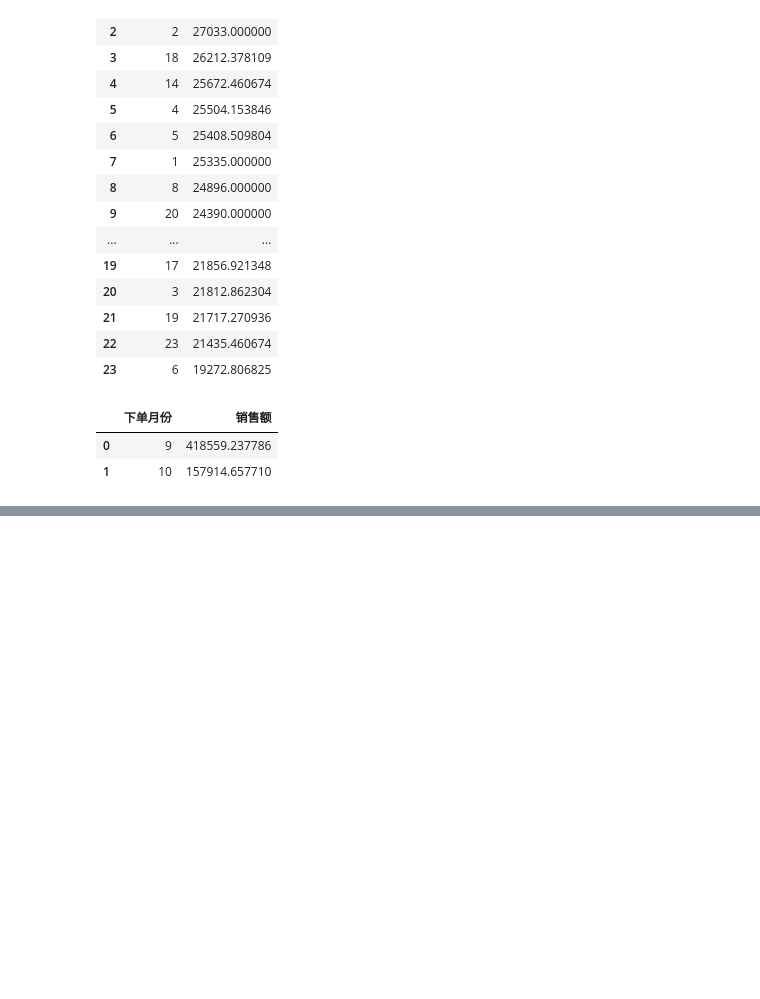
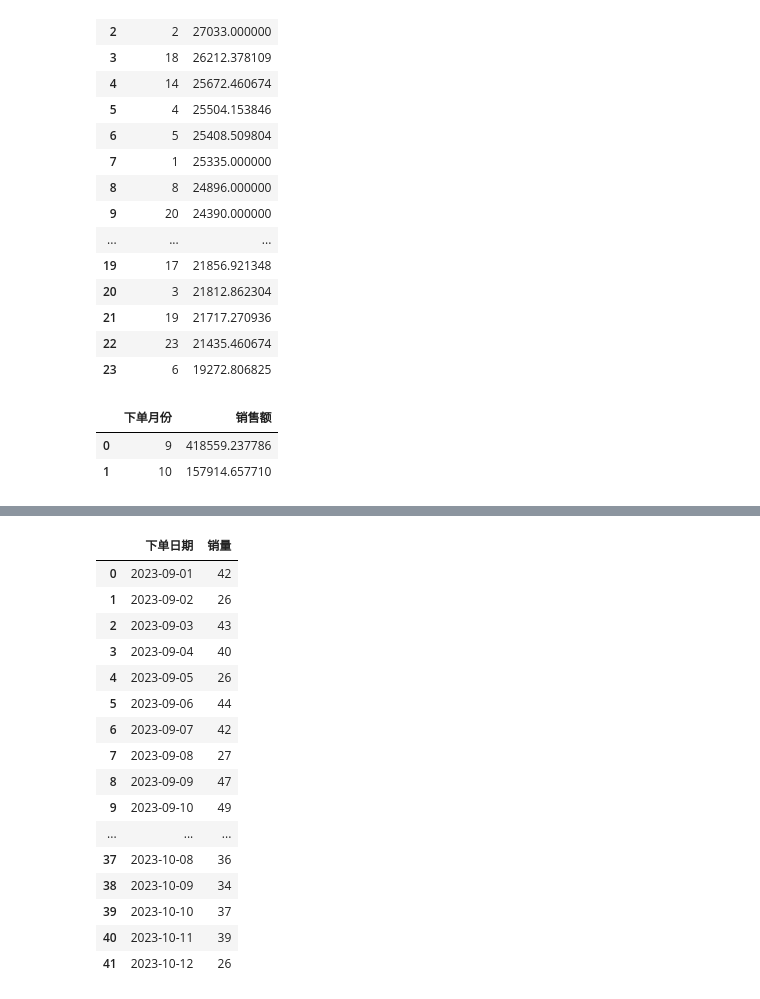
Before and after one commit to ZHOPEACHENG/origin, a Jupyter notebook: 数据/练习/电商数据.ipynb, the cells around one changed output, grey strips where cells are left out. Drawn from its saved outputs; the diff is of its cells as text; code cells hidden in the pictures; blank space fills up the shorter version.

```diff
--- a/数据/练习/电商数据.ipynb
+++ b/数据/练习/电商数据.ipynb
@@ -295,0 +410,22 @@ high_value_users.to_csv("高价值用户列表.csv", index=False, encoding="utf-
+# %%
+core_products = product_stats[product_stats["商品等级"] == "核心商品"]["商品名"]
+core_products_data = pd.merge(data,core_products,on="商品名",how="right")
+core_products_data.groupby(core_products_data["下单日期"].dt.date)["销量"].sum().reset_index()
+# %% [output]
+|  | 下单日期 | 销量 |
+| 0 | 2023-09-01 | 42 |
+| 1 | 2023-09-02 | 26 |
+| 2 | 2023-09-03 | 43 |
+| 3 | 2023-09-04 | 40 |
+| 4 | 2023-09-05 | 26 |
+| 5 | 2023-09-06 | 44 |
+| 6 | 2023-09-07 | 42 |
+| 7 | 2023-09-08 | 27 |
+| 8 | 2023-09-09 | 47 |
+| 9 | 2023-09-10 | 49 |
+| ... | ... | ... |
+| 37 | 2023-10-08 | 36 |
+| 38 | 2023-10-09 | 34 |
+| 39 | 2023-10-10 | 37 |
+| 40 | 2023-10-11 | 39 |
+| 41 | 2023-10-12 | 26 |
```
Also changed, not shown: parts of 8 cells of this notebook, 9 other files.
